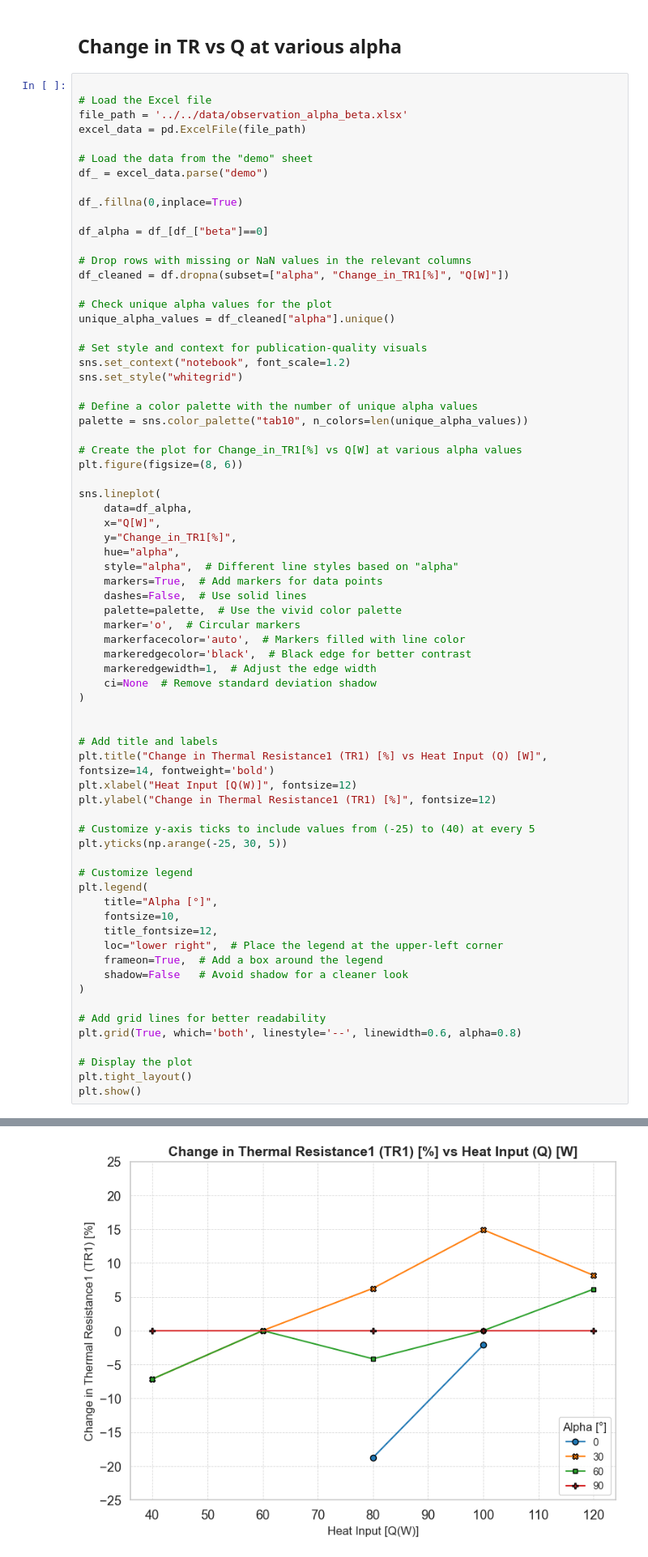
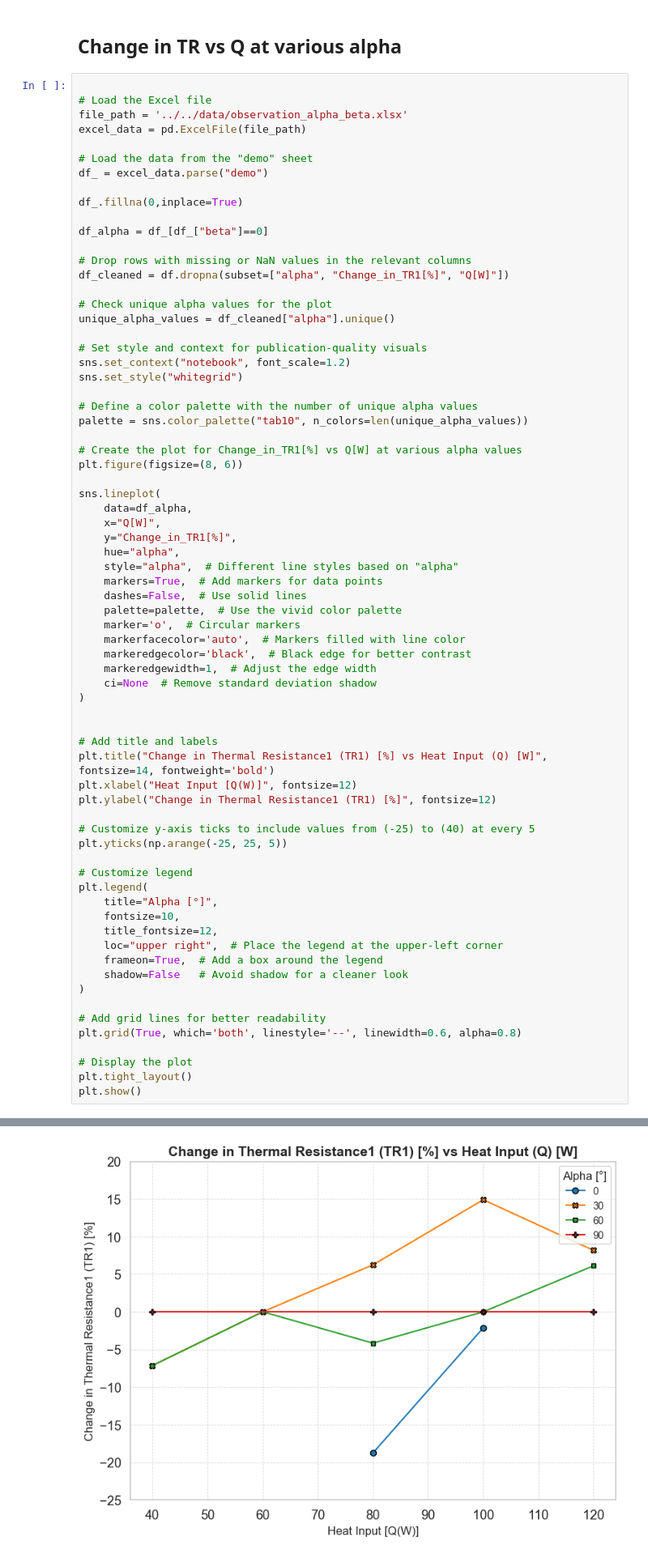
Before and after one commit to kamleshparmar17/Advanced_PulseHeatPipe_krp, a Jupyter notebook: ml/eda/plots_five_steps_method.ipynb, the cells around one changed output, grey strips where cells are left out. Shown at 81% size. Cells and saved outputs as stored; diff of their text form.

Commit message:
plots_five_steps_method is corrected & updated

```diff
--- a/ml/eda/plots_five_steps_method.ipynb
+++ b/ml/eda/plots_five_steps_method.ipynb
@@ -962,36 +1059,36 @@ sns.lineplot(
     ci=None  # Remove standard deviation shadow
 )
 
 
 # Add title and labels
 plt.title("Change in Thermal Resistance1 (TR1) [%] vs Heat Input (Q) [W]", fontsize=14, fontweight='bold')
 plt.xlabel("Heat Input [Q(W)]", fontsize=12)
 plt.ylabel("Change in Thermal Resistance1 (TR1) [%]", fontsize=12)
 
 # Customize y-axis ticks to include values from (-25) to (40) at every 5
-plt.yticks(np.arange(-25, 30, 5))
+plt.yticks(np.arange(-25, 25, 5))
 
 # Customize legend
 plt.legend(
     title="Alpha [°]",
     fontsize=10,
     title_fontsize=12,
-    loc="lower right",  # Place the legend at the upper-left corner
+    loc="upper right",  # Place the legend at the upper-left corner
     frameon=True,  # Add a box around the legend
     shadow=False   # Avoid shadow for a cleaner look
 )
 
 # Add grid lines for better readability
 plt.grid(True, which='both', linestyle='--', linewidth=0.6, alpha=0.8)
 
 # Display the plot
 plt.tight_layout()
 plt.show()
 # %% [output]
 The `ci` parameter is deprecated. Use `errorbar=None` for the same effect.
 
   sns.lineplot(
-[figure, old version]
+[figure, new version]
 # %%
 # Load the Excel file
 file_path = '../../data/observation_alpha_beta.xlsx'
```
Also changed, not shown: parts of 22 cells of this notebook.
